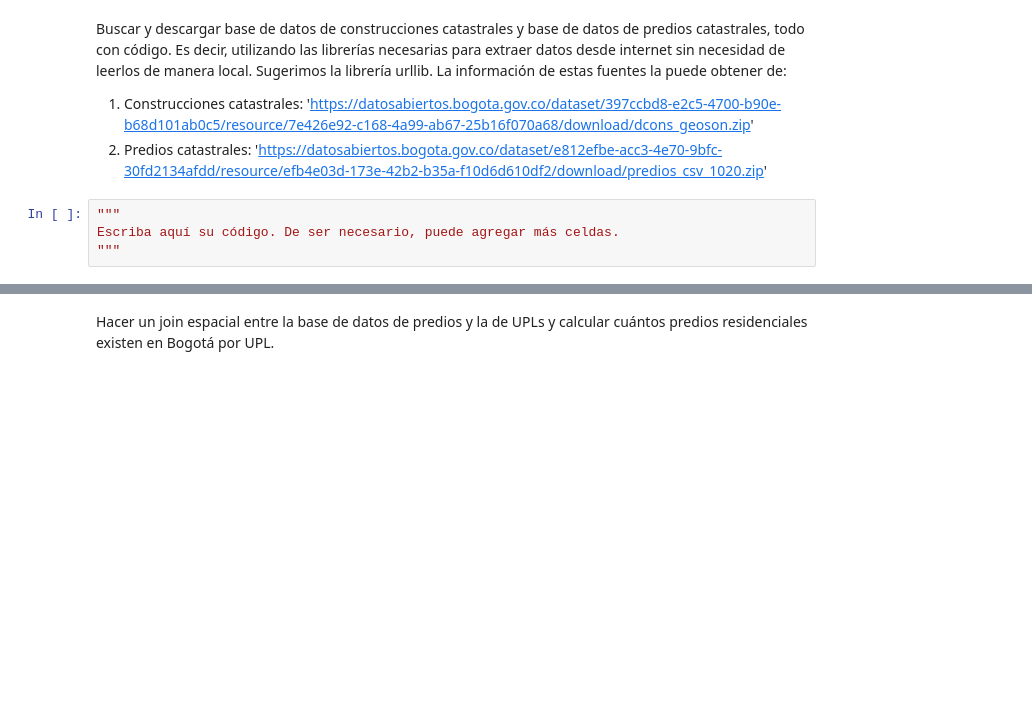
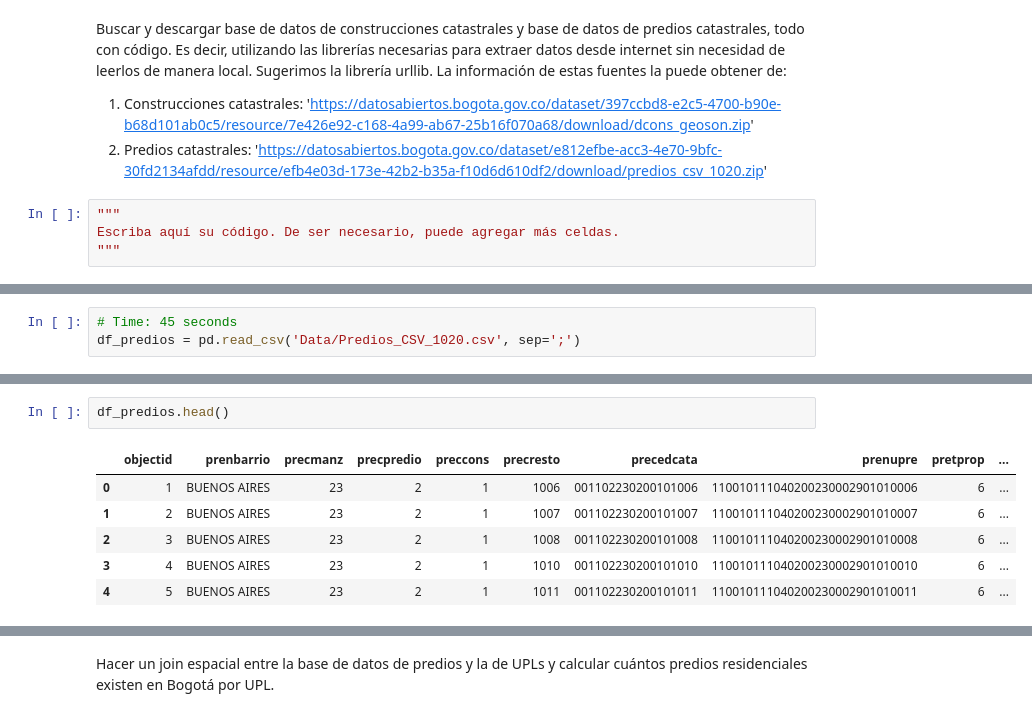
Before and after one commit to SantiGonzalezz/habi_prueba_data_science, a Jupyter notebook: Prueba_Data_Science_Santi.ipynb, the cells around one changed output, grey strips where cells are left out. Drawn from its saved outputs; the diff is of its cells as text; blank space fills up the shorter version.

```diff
--- a/Prueba_Data_Science_Santi.ipynb
+++ b/Prueba_Data_Science_Santi.ipynb
@@ -414,0 +655,3 @@ Escriba aquí su código. De ser necesario, puede agregar más celdas.
+# %%
+# Time: 45 seconds
+df_predios = pd.read_csv('Data/Predios_CSV_1020.csv', sep=';')
@@ -414,0 +683,9 @@ Escriba aquí su código. De ser necesario, puede agregar más celdas.
+# %%
+df_predios.head()
+# %% [output]
+|  | objectid | prenbarrio | precmanz | precpredio | preccons | precresto | precedcata | prenupre | pretprop | ... |
+| 0 | 1 | BUENOS AIRES | 23 | 2 | 1 | 1006 | 001102230200101006 | 110010111040200230002901010006 | 6 | ... |
+| 1 | 2 | BUENOS AIRES | 23 | 2 | 1 | 1007 | 001102230200101007 | 110010111040200230002901010007 | 6 | ... |
+| 2 | 3 | BUENOS AIRES | 23 | 2 | 1 | 1008 | 001102230200101008 | 110010111040200230002901010008 | 6 | ... |
+| 3 | 4 | BUENOS AIRES | 23 | 2 | 1 | 1010 | 001102230200101010 | 110010111040200230002901010010 | 6 | ... |
+| 4 | 5 | BUENOS AIRES | 23 | 2 | 1 | 1011 | 001102230200101011 | 110010111040200230002901010011 | 6 | ... |
```
Also changed, not shown: parts of 47 cells of this notebook, 2 other files.
